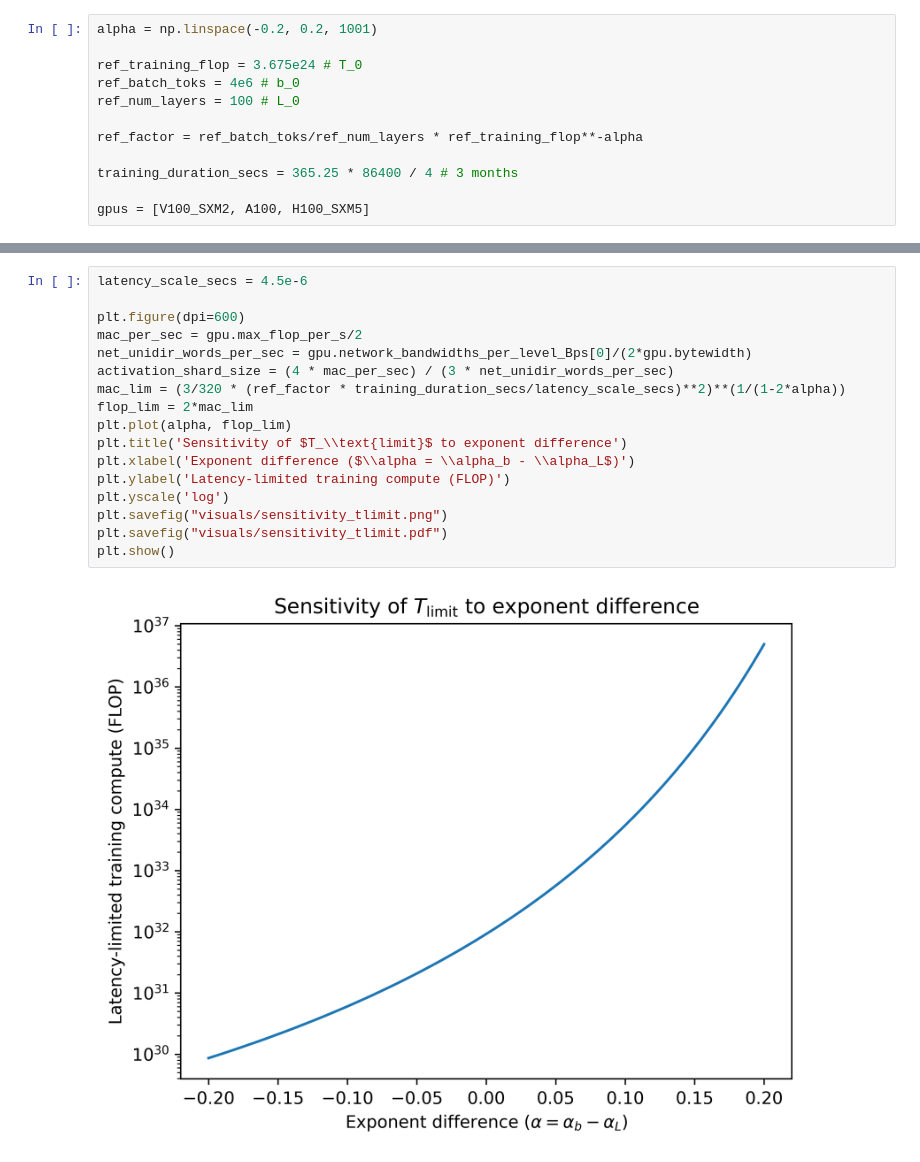
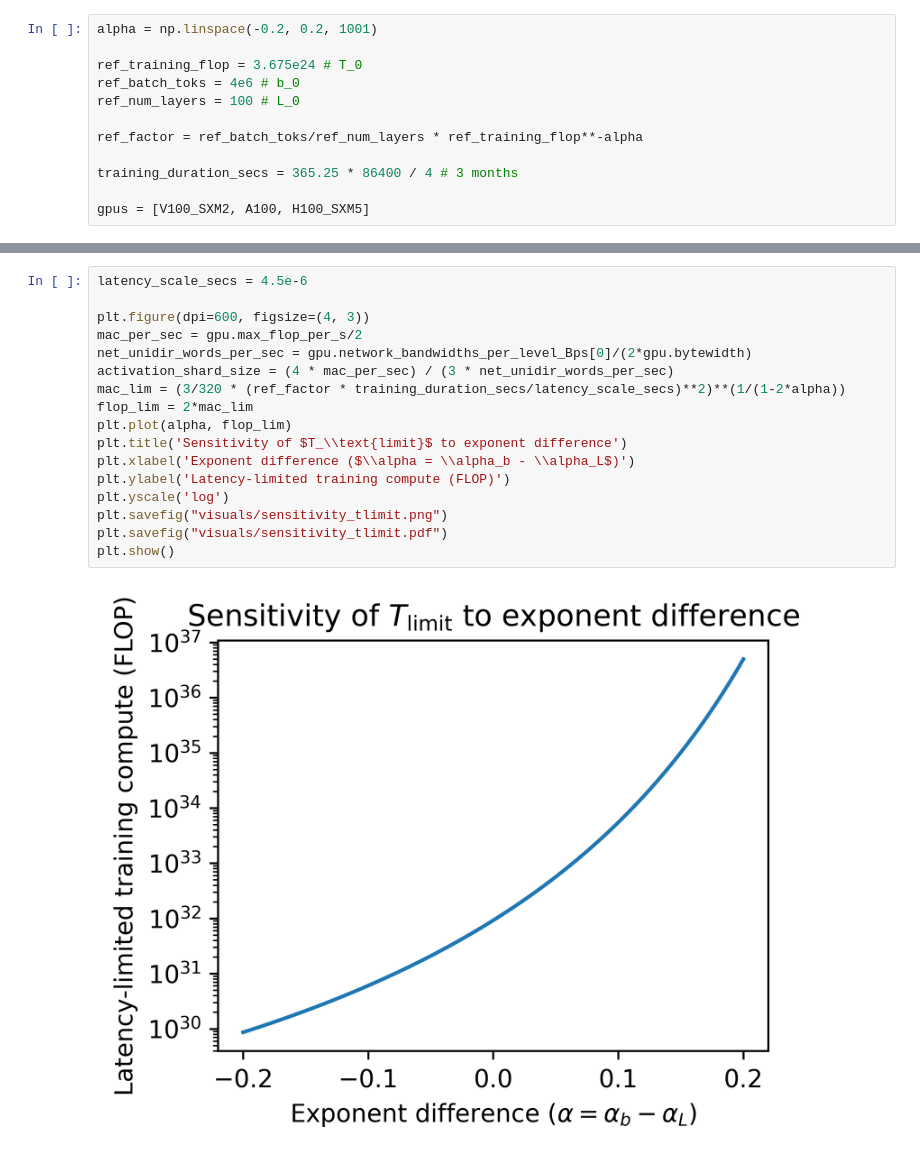
Before and after one commit to ege-erdil/limits_to_distributed_training, a Jupyter notebook: layer_and_batch_scaling.ipynb, the cells around one changed output, grey strips where cells are left out. Cells and saved outputs as stored; diff of their text form.

```diff
--- a/layer_and_batch_scaling.ipynb
+++ b/layer_and_batch_scaling.ipynb
@@ -42,19 +42,19 @@ plt.show()
 # %%
 latency_scale_secs = 4.5e-6
 
-plt.figure(dpi=600)
+plt.figure(dpi=600, figsize=(4, 3))
 mac_per_sec = gpu.max_flop_per_s/2
 net_unidir_words_per_sec = gpu.network_bandwidths_per_level_Bps[0]/(2*gpu.bytewidth)
 activation_shard_size = (4 * mac_per_sec) / (3 * net_unidir_words_per_sec)
 mac_lim = (3/320 * (ref_factor * training_duration_secs/latency_scale_secs)**2)**(1/(1-2*alpha))
 flop_lim = 2*mac_lim
 plt.plot(alpha, flop_lim)
 plt.title('Sensitivity of $T_\\text{limit}$ to exponent difference')
 plt.xlabel('Exponent difference ($\\alpha = \\alpha_b - \\alpha_L$)')
 plt.ylabel('Latency-limited training compute (FLOP)')
 plt.yscale('log')
 plt.savefig("visuals/sensitivity_tlimit.png")
 plt.savefig("visuals/sensitivity_tlimit.pdf")
 plt.show()
 # %% [output]
-[figure, old version]
+[figure, new version]
```
Also changed, not shown: parts of 1 cell of this notebook, 4 other files.
